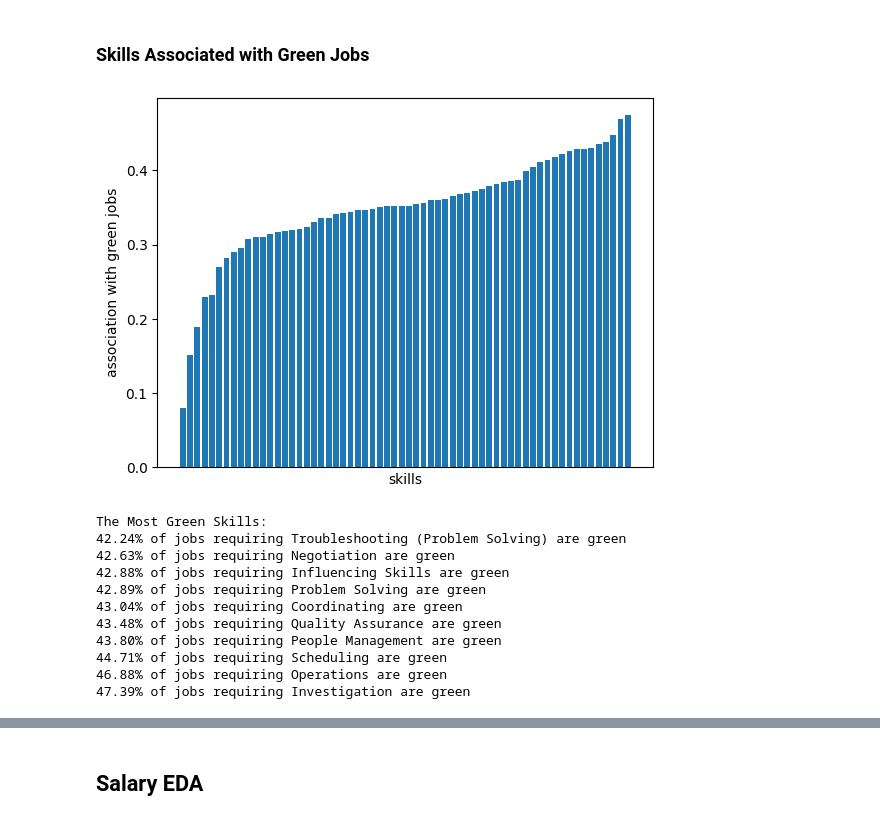
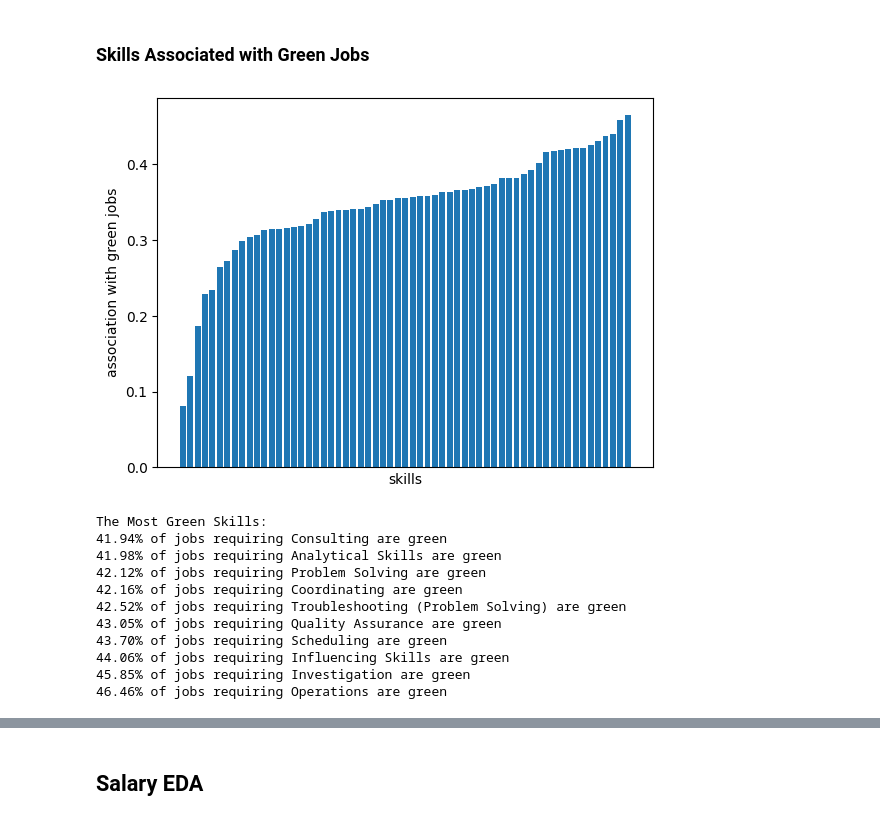
Before and after one commit to matthewbbone/datathonPP, a Jupyter notebook: Green EDA.ipynb, the cells around one changed output, grey strips where cells are left out. Saved outputs shown, nothing was run; the diff lists cells and outputs as text; code cells hidden in the pictures.

```diff
--- a/Green EDA.ipynb
+++ b/Green EDA.ipynb
@@ -10,7 +10,7 @@ from dateutil import parser
 # %% [markdown]
 ## Prelminary Cleaning
 # %%
-main_df = pd.read_csv('main.csv')
+main_df = pd.read_csv('main_sample.csv')
 # %%
 industry_map = {
     'Manufacture of fabricated metal products, except machinery and equipment': 'fab_metal_manuf',
@@ -284,19 +224,21 @@ def green_skills(type, min):
 
         for i in range((len(list1) - 10),len(list1)):
                 print(f'{list1[i]:.2%} of jobs requiring {list2[i]} are green')
+
+        return pd.DataFrame({'skill': list2, 'ratio': list1})
 # %%
-green_skills('COMMON_SKILLS_NAME', round(len(main_df) / 100))
+common_df = green_skills('COMMON_SKILLS_NAME', round(len(main_df) / 100))
 # %% [output]
-[figure, old version]
+[figure, new version]
 The Most Green Skills:
-42.24% of jobs requiring Troubleshooting (Problem Solving) are green
-42.63% of jobs requiring Negotiation are green
-42.88% of jobs requiring Influencing Skills are green
-42.89% of jobs requiring Problem Solving are green
-43.04% of jobs requiring Coordinating are green
-43.48% of jobs requiring Quality Assurance are green
-43.80% of jobs requiring People Management are green
-44.71% of jobs requiring Scheduling are green
-46.88% of jobs requiring Operations are green
-47.39% of jobs requiring Investigation are green
+41.94% of jobs requiring Consulting are green
+41.98% of jobs requiring Analytical Skills are green
+42.12% of jobs requiring Problem Solving are green
+42.16% of jobs requiring Coordinating are green
+42.52% of jobs requiring Troubleshooting (Problem Solving) are green
+43.05% of jobs requiring Quality Assurance are green
+43.70% of jobs requiring Scheduling are green
+44.06% of jobs requiring Influencing Skills are green
+45.85% of jobs requiring Investigation are green
+46.46% of jobs requiring Operations are green
 # %%
```
Also changed, not shown: parts of 35 cells of this notebook, 1 other file.
